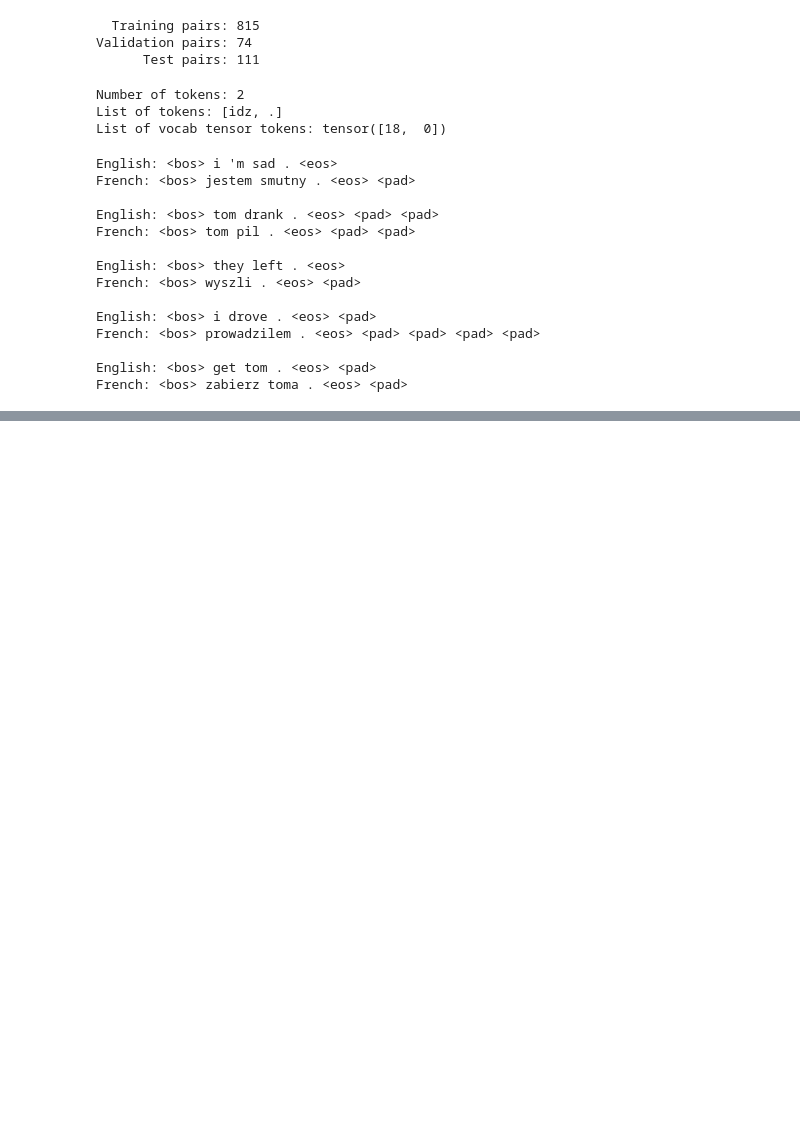
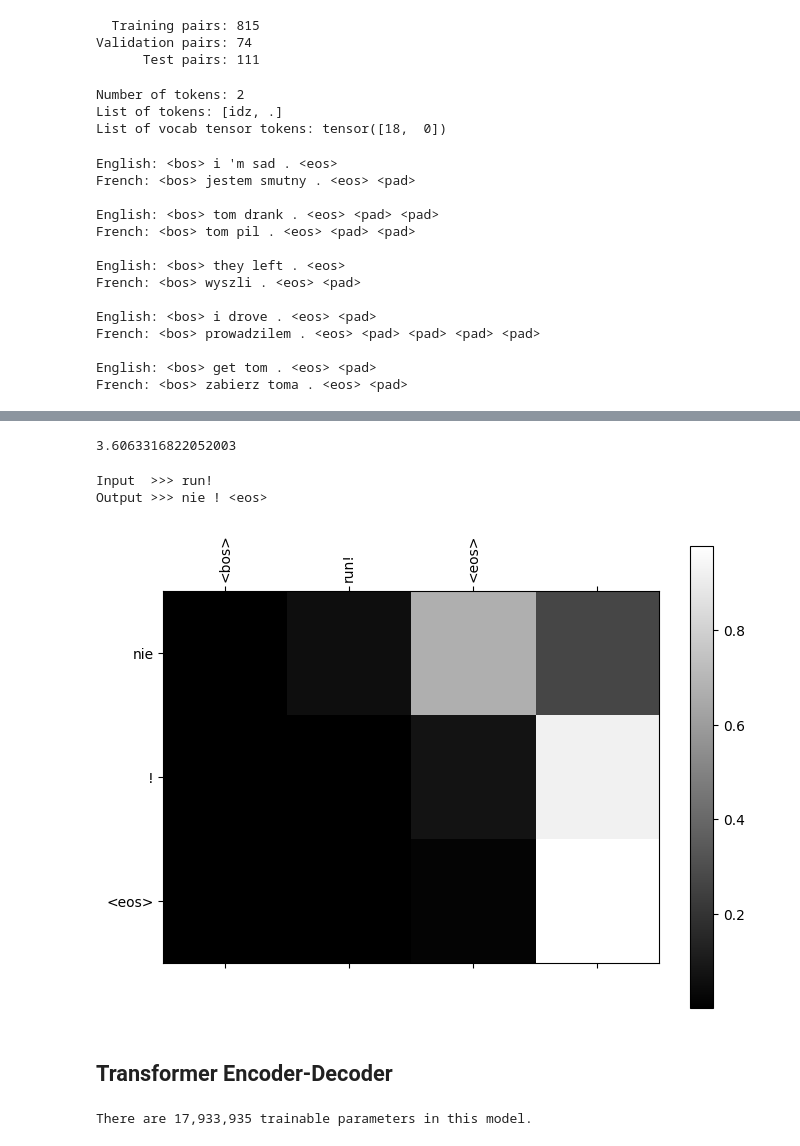
Before and after one commit to PyroX2/GRU_Transformer_Comparison, a Jupyter notebook: bahdanau.ipynb, the cells around one changed output, grey strips where cells are left out. Saved outputs shown, nothing was run; the diff lists cells and outputs as text; code cells hidden in the pictures; blank space fills up the shorter version.

```diff
--- a/bahdanau.ipynb
+++ b/bahdanau.ipynb
@@ -361,0 +686,35 @@ NameError: name 'en_vocab' is not defined
+# %%
+N_EPOCHS = 20
+CLIP = 10 # clipping value, or None to prevent gradient clipping
+EARLY_STOPPING_EPOCHS = 2
+
+if not os.path.exists(SAVE_DIR):
+    print(f"Creating directory {SAVE_DIR}")
+    os.mkdir(SAVE_DIR)
+
+model_path = os.path.join(SAVE_DIR, 'bahdanau_en_fr.pt')
+bahdanau_metrics = {}
+best_valid_loss = float("inf")
+early_stopping_count = 0
+for epoch in tqdm(range(N_EPOCHS), leave=False, desc="Epoch"):
+    train_loss = train(seq2seq, train_iter, optims, loss_fn, device, clip=CLIP)
+    valid_loss = evaluate(seq2seq, valid_iter, loss_fn, device)
+
+    if valid_loss < best_valid_loss:
+        tqdm.write(f"Checkpointing at epoch {epoch + 1}")
+        best_valid_loss = valid_loss
+        torch.save(seq2seq.state_dict(), model_path)
+        early_stopping_count = 0
+    else:
+        early_stopping_count += 1
+
+    bahdanau_metrics[epoch+1] = dict(
+        train_loss = train_loss,
+        train_ppl = np.exp(train_loss),
+        valid_loss = valid_loss,
+        valid_ppl = np.exp(valid_loss)
+    )
+
+    if early_stopping_count == EARLY_STOPPING_EPOCHS:
+        tqdm.write(f"Early stopping triggered in epoch {epoch + 1}")
+        break
@@ -361,0 +759,4 @@ NameError: name 'en_vocab' is not defined
+# %%
+best_valid_loss
+# %% [output]
+3.6063316822052003
@@ -361,0 +817,8 @@ NameError: name 'en_vocab' is not defined
+# %%
+predict_and_show_attention(lines[2][0], seq2seq, device)
+# %% [output]
+Input  >>> run!
+Output >>> nie ! <eos>
+[figure, added]
+# %% [markdown]
+## Transformer Encoder-Decoder
@@ -361,0 +989,4 @@ NameError: name 'en_vocab' is not defined
+# %%
+count_params(transformer)
+# %% [output]
+There are 17,933,935 trainable parameters in this model.
```
Also changed, not shown: parts of 28 cells of this notebook.
